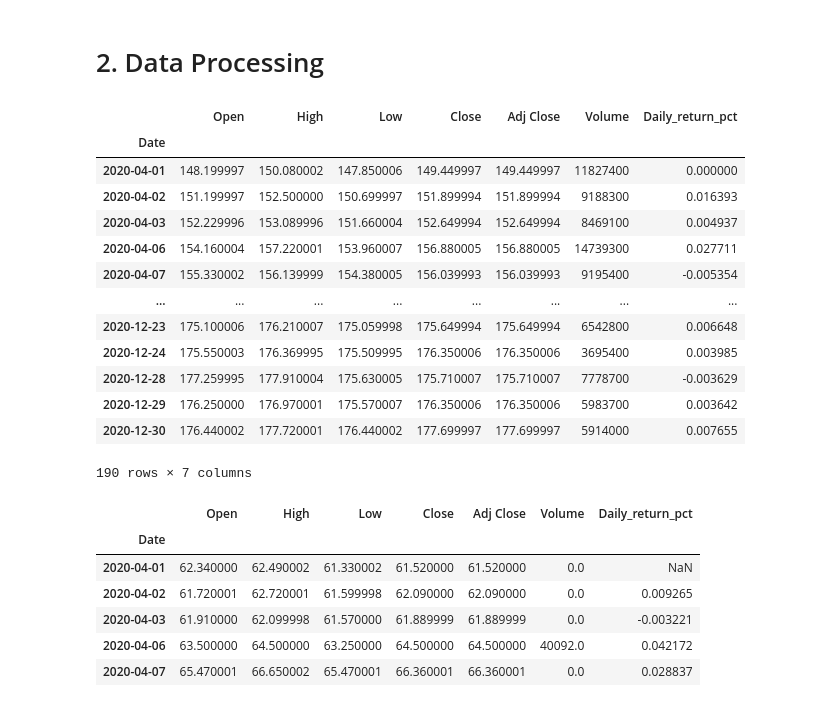
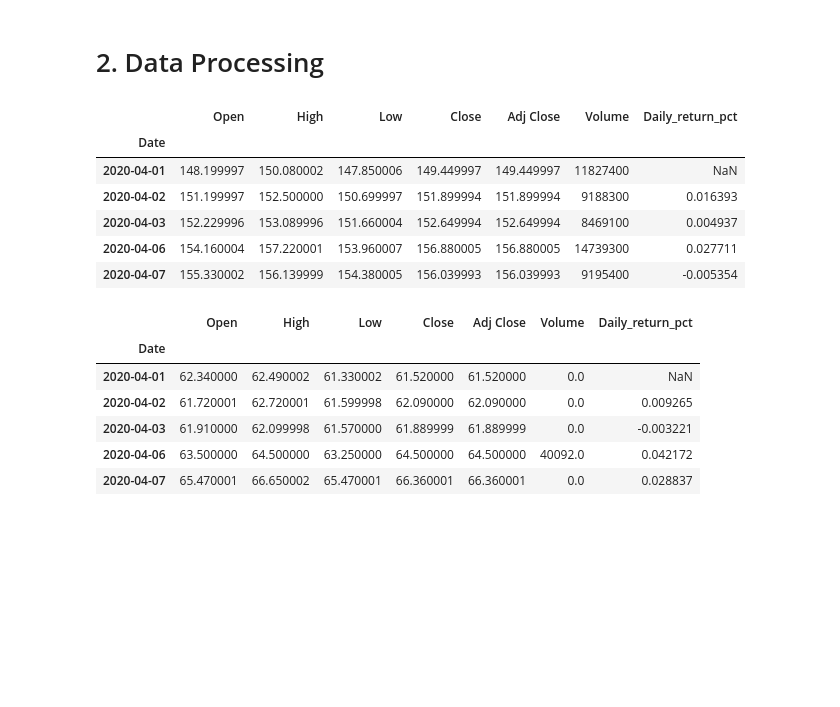
Before and after one commit to fabulouskorex/econometrics-WQU, a Jupyter notebook: Korede_submission 3.ipynb, the cells around one changed output. Cells and saved outputs as stored; diff of their text form; code cells hidden in the pictures; blank space fills up the shorter version.

```diff
--- a/Korede_submission 3.ipynb
+++ b/Korede_submission 3.ipynb
@@ -15,28 +15,20 @@ BTC_df = pd.read_csv("Bitcoin USD (BTC-USD) Jan 2020 - Dec 2020.csv",parse_dates
 # %%
-gold_ETF_df = pd.read_csv("SPDR Gold Shares (GLD) April 2020 - December 2020.csv",parse_dates=True,index_col=0)
-equity_ETF_df = pd.read_csv("Amundi CAC 40 UCITS ETF-C (C40.PA) April 2020 - December 2020.csv",parse_dates=True,index_col=0)
-bitcoin_df = pd.read_csv("Bitcoin USD (BTC-USD) April 2020 - December 2020.csv",parse_dates=True,index_col=0)
+gold_ETF_df = pd.read_csv("/home/fabulouskorex/Documents/SPDR Gold Shares (GLD) April 2020 - December 2020.csv",parse_dates=True,index_col=0)
+equity_ETF_df = pd.read_csv("/home/fabulouskorex/Documents/Amundi CAC 40 UCITS ETF-C (C40.PA) April 2020 - December 2020.csv",parse_dates=True,index_col=0)
+bitcoin_df = pd.read_csv("/home/fabulouskorex/Documents/Bitcoin USD (BTC-USD) April 2020 - December 2020.csv",parse_dates=True,index_col=0)
 # %% [markdown]
 # 2. Data Processing
 # %%
 gold_ETF_df['Daily_return_pct'] = gold_ETF_df['Close'].pct_change(1)
 gold_ETF_df.head()
-gold_ETF_df.shape
 # %% [output]
 |  | Open | High | Low | Close | Adj Close | Volume | Daily_return_pct |
 | Date |  |  |  |  |  |  |  |
-| 2020-04-01 | 148.199997 | 150.080002 | 147.850006 | 149.449997 | 149.449997 | 11827400 | 0.000000 |
+| 2020-04-01 | 148.199997 | 150.080002 | 147.850006 | 149.449997 | 149.449997 | 11827400 | NaN |
 | 2020-04-02 | 151.199997 | 152.500000 | 150.699997 | 151.899994 | 151.899994 | 9188300 | 0.016393 |
 | 2020-04-03 | 152.229996 | 153.089996 | 151.660004 | 152.649994 | 152.649994 | 8469100 | 0.004937 |
 | 2020-04-06 | 154.160004 | 157.220001 | 153.960007 | 156.880005 | 156.880005 | 14739300 | 0.027711 |
 | 2020-04-07 | 155.330002 | 156.139999 | 154.380005 | 156.039993 | 156.039993 | 9195400 | -0.005354 |
-| ... | ... | ... | ... | ... | ... | ... | ... |
-| 2020-12-23 | 175.100006 | 176.210007 | 175.059998 | 175.649994 | 175.649994 | 6542800 | 0.006648 |
-| 2020-12-24 | 175.550003 | 176.369995 | 175.509995 | 176.350006 | 176.350006 | 3695400 | 0.003985 |
-| 2020-12-28 | 177.259995 | 177.910004 | 175.630005 | 175.710007 | 175.710007 | 7778700 | -0.003629 |
-| 2020-12-29 | 176.250000 | 176.970001 | 175.570007 | 176.350006 | 176.350006 | 5983700 | 0.003642 |
-| 2020-12-30 | 176.440002 | 177.720001 | 176.440002 | 177.699997 | 177.699997 | 5914000 | 0.007655 |
-190 rows × 7 columns
 # %%
 equity_ETF_df['Daily_return_pct'] = equity_ETF_df['Close'].pct_change(1)
 equity_ETF_df.head()
```
Also changed, not shown: parts of 8 cells of this notebook.
